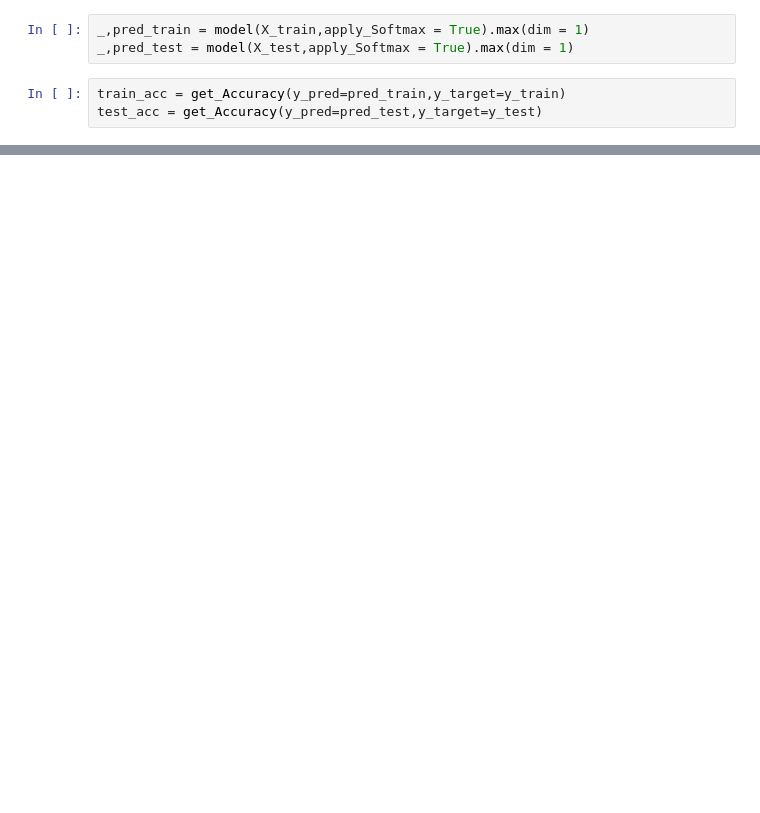
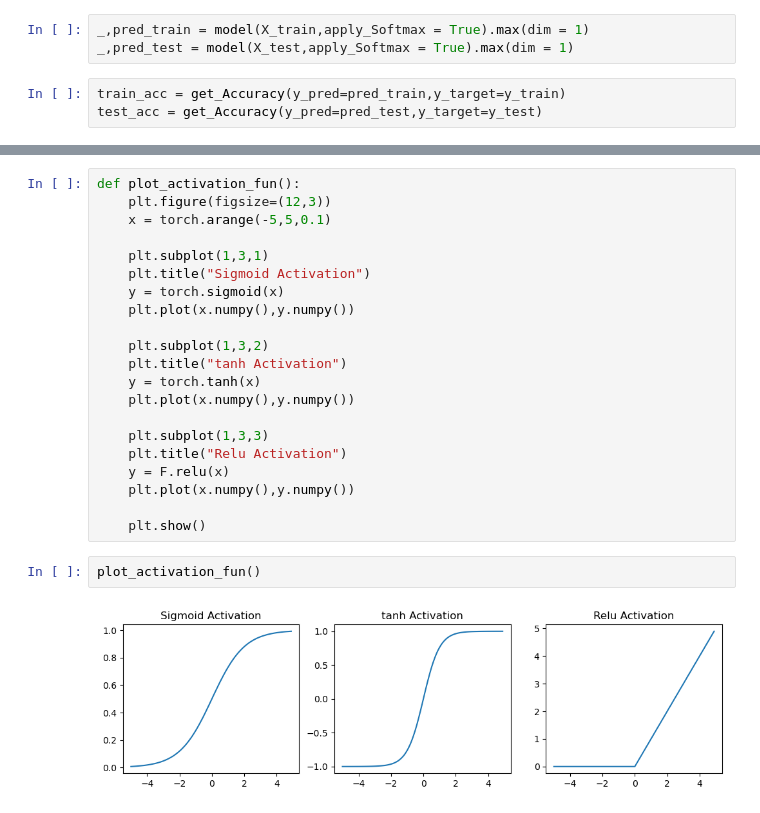
Before and after one commit to WangZW928/PINNs, a Jupyter notebook: Practice/MLP.ipynb, the cells around one changed output, grey strips where cells are left out. Saved outputs shown, nothing was run; the diff lists cells and outputs as text; blank space fills up the shorter version.

```diff
--- a/Practice/MLP.ipynb
+++ b/Practice/MLP.ipynb
@@ -396,0 +393,25 @@ xx: [[-1.03987074 -1.0185069  -0.99714305 ...  1.05378582  1.07514967
+# %%
+def plot_activation_fun():
+    plt.figure(figsize=(12,3))
+    x = torch.arange(-5,5,0.1)
+
+    plt.subplot(1,3,1)
+    plt.title("Sigmoid Activation")
+    y = torch.sigmoid(x)
+    plt.plot(x.numpy(),y.numpy())
+
+    plt.subplot(1,3,2)
+    plt.title("tanh Activation")
+    y = torch.tanh(x)
+    plt.plot(x.numpy(),y.numpy())
+
+    plt.subplot(1,3,3)
+    plt.title("Relu Activation")
+    y = F.relu(x)
+    plt.plot(x.numpy(),y.numpy())
+
+    plt.show()
+# %%
+plot_activation_fun()
+# %% [output]
+[figure, added]
```
Also changed, not shown: parts of 21 cells of this notebook.
